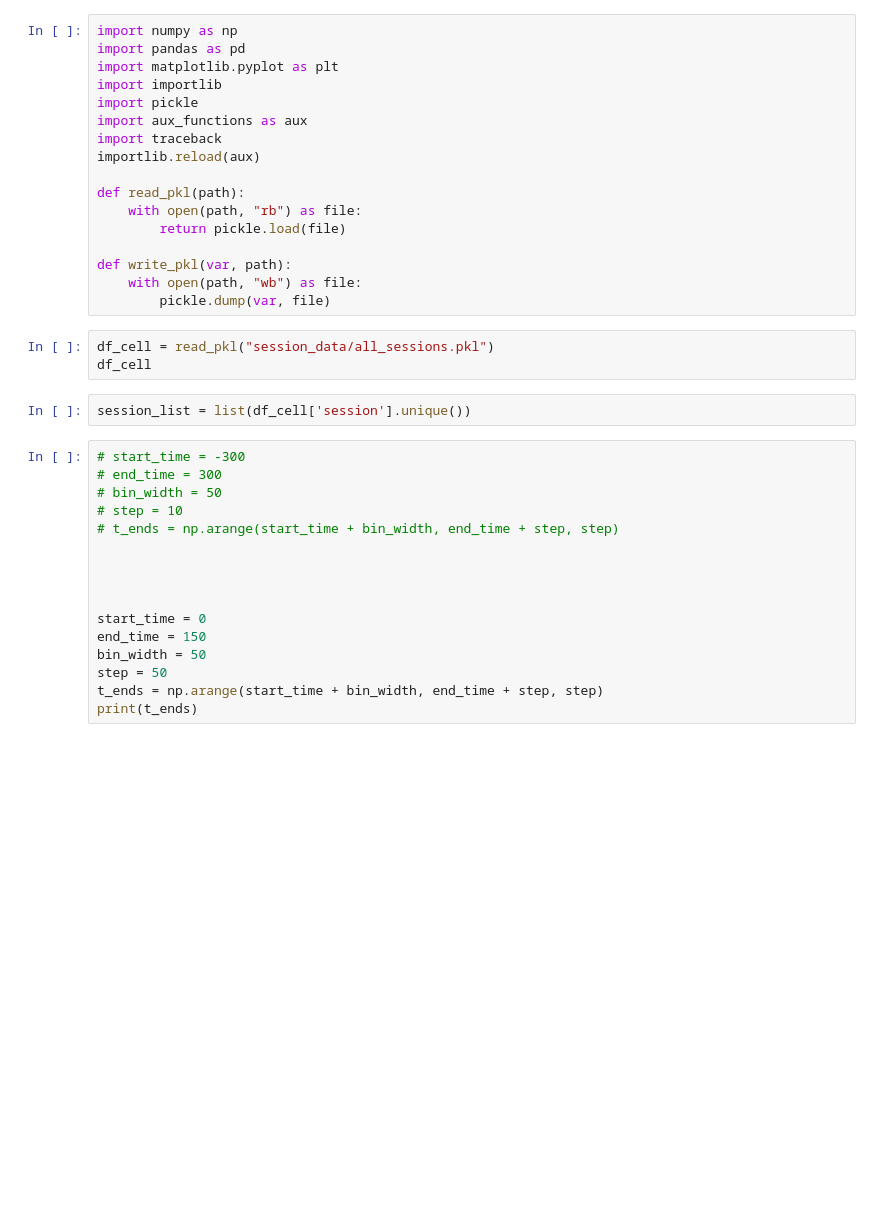
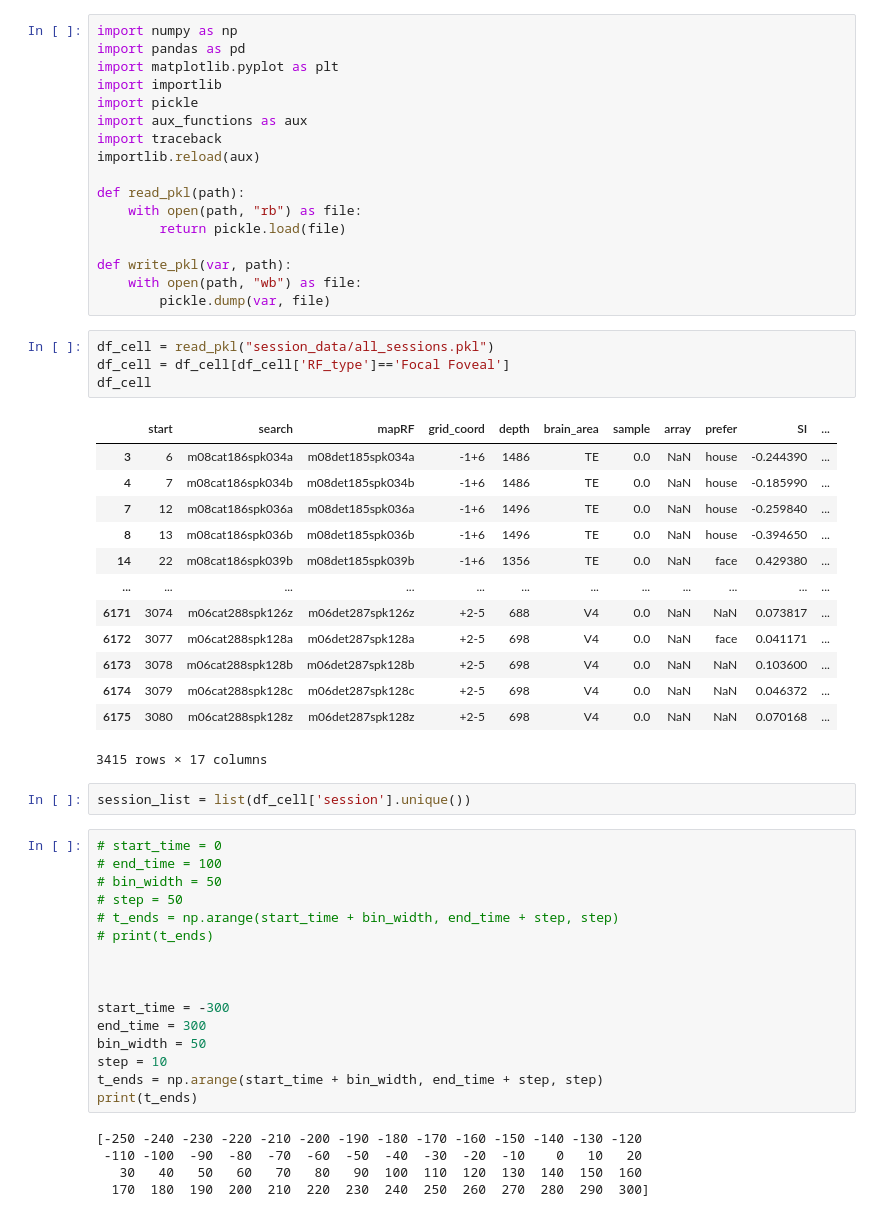
Before and after one commit to lucasdonaire/active-vision, a Jupyter notebook: FOVPRED_run_all.ipynb, the cells around one changed output. Saved outputs shown, nothing was run; the diff lists cells and outputs as text; blank space fills up the shorter version.

```diff
--- a/FOVPRED_run_all.ipynb
+++ b/FOVPRED_run_all.ipynb
@@ -17,25 +17,45 @@ def write_pkl(var, path):
         pickle.dump(var, file)
 # %%
 df_cell = read_pkl("session_data/all_sessions.pkl")
+df_cell = df_cell[df_cell['RF_type']=='Focal Foveal']
 df_cell
+# %% [output]
+|  | start | search | mapRF | grid_coord | depth | brain_area | sample | array | prefer | SI | ... |
+| 3 | 6 | m08cat186spk034a | m08det185spk034a | -1+6 | 1486 | TE | 0.0 | NaN | house | -0.244390 | ... |
+| 4 | 7 | m08cat186spk034b | m08det185spk034b | -1+6 | 1486 | TE | 0.0 | NaN | house | -0.185990 | ... |
+| 7 | 12 | m08cat186spk036a | m08det185spk036a | -1+6 | 1496 | TE | 0.0 | NaN | house | -0.259840 | ... |
+| 8 | 13 | m08cat186spk036b | m08det185spk036b | -1+6 | 1496 | TE | 0.0 | NaN | house | -0.394650 | ... |
+| 14 | 22 | m08cat186spk039b | m08det185spk039b | -1+6 | 1356 | TE | 0.0 | NaN | face | 0.429380 | ... |
+| ... | ... | ... | ... | ... | ... | ... | ... | ... | ... | ... | ... |
+| 6171 | 3074 | m06cat288spk126z | m06det287spk126z | +2-5 | 688 | V4 | 0.0 | NaN | NaN | 0.073817 | ... |
+| 6172 | 3077 | m06cat288spk128a | m06det287spk128a | +2-5 | 698 | V4 | 0.0 | NaN | face | 0.041171 | ... |
+| 6173 | 3078 | m06cat288spk128b | m06det287spk128b | +2-5 | 698 | V4 | 0.0 | NaN | NaN | 0.103600 | ... |
+| 6174 | 3079 | m06cat288spk128c | m06det287spk128c | +2-5 | 698 | V4 | 0.0 | NaN | NaN | 0.046372 | ... |
+| 6175 | 3080 | m06cat288spk128z | m06det287spk128z | +2-5 | 698 | V4 | 0.0 | NaN | NaN | 0.070168 | ... |
+3415 rows × 17 columns
 # %%
 session_list = list(df_cell['session'].unique())
 # %%
-# start_time = -300
-# end_time = 300
+# start_time = 0
+# end_time = 100
 # bin_width = 50
-# step = 10
+# step = 50
 # t_ends = np.arange(start_time + bin_width, end_time + step, step)
+# print(t_ends)
 
 
 
-
-start_time = 0
-end_time = 150
+start_time = -300
+end_time = 300
 bin_width = 50
-step = 50
+step = 10
 t_ends = np.arange(start_time + bin_width, end_time + step, step)
 print(t_ends)
+# %% [output]
+[-250 -240 -230 -220 -210 -200 -190 -180 -170 -160 -150 -140 -130 -120
+ -110 -100  -90  -80  -70  -60  -50  -40  -30  -20  -10    0   10   20
+   30   40   50   60   70   80   90  100  110  120  130  140  150  160
+  170  180  190  200  210  220  230  240  250  260  270  280  290  300]
 # %%
 list_errors = []
 dicio_save = {'V4':{},'IT':{}}
```
Also changed, not shown: parts of 6 cells of this notebook, 4 other files.
